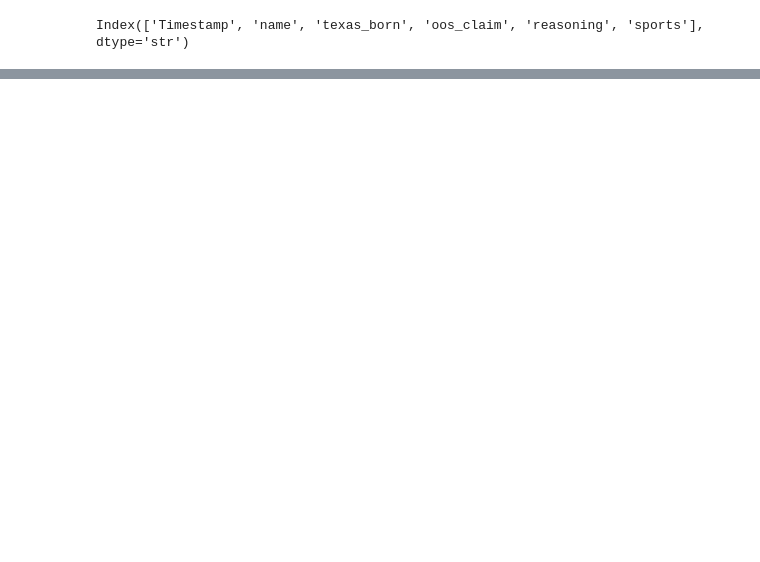
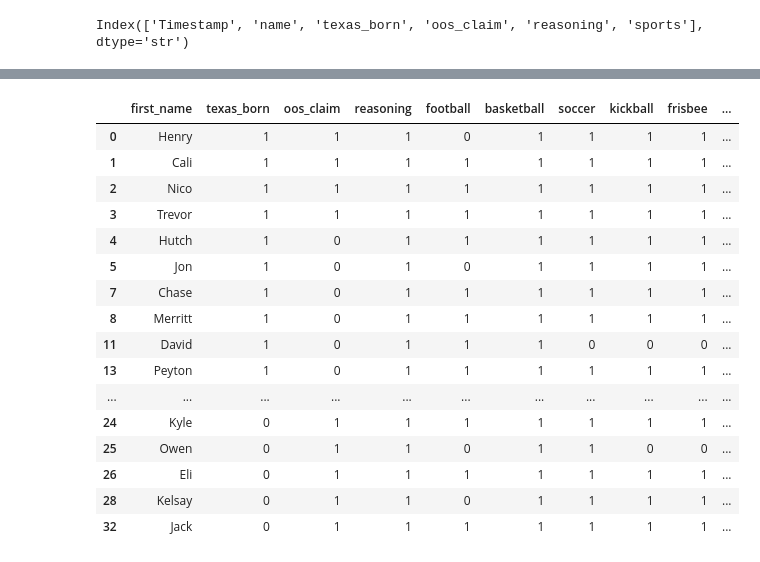
Before and after one commit to brycewi11iams/trinity_olympics, a Jupyter notebook: trinylmpics.ipynb, the cells around one changed output, grey strips where cells are left out. Cells and saved outputs as stored; diff of their text form; code cells hidden in the pictures; blank space fills up the shorter version.

```diff
--- a/trinylmpics.ipynb
+++ b/trinylmpics.ipynb
@@ -83,3 +86,27 @@ df = df.drop(columns='sports')
+# %%
+df_basketball = df[df['basketball'] == 1]
+df_basketball.drop(columns=[sports_cols]) #this doesn't work for some reason, I can't figure it out rn
+df_basketball['either'] = df_basketball.sum(axis=1, numeric_only=True) - 2
+df_basketball = df_basketball.sort_values('either', ascending=False)
+df_basketball
+# %% [output]
+|  | first_name | texas_born | oos_claim | reasoning | football | basketball | soccer | kickball | frisbee | ... |
+| 0 | Henry | 1 | 1 | 1 | 0 | 1 | 1 | 1 | 1 | ... |
+| 1 | Cali | 1 | 1 | 1 | 1 | 1 | 1 | 1 | 1 | ... |
+| 2 | Nico | 1 | 1 | 1 | 1 | 1 | 1 | 1 | 1 | ... |
+| 3 | Trevor | 1 | 1 | 1 | 1 | 1 | 1 | 1 | 1 | ... |
+| 4 | Hutch | 1 | 0 | 1 | 1 | 1 | 1 | 1 | 1 | ... |
+| 5 | Jon | 1 | 0 | 1 | 0 | 1 | 1 | 1 | 1 | ... |
+| 7 | Chase | 1 | 0 | 1 | 1 | 1 | 1 | 1 | 1 | ... |
+| 8 | Merritt | 1 | 0 | 1 | 1 | 1 | 1 | 1 | 1 | ... |
+| 11 | David | 1 | 0 | 1 | 1 | 1 | 0 | 0 | 0 | ... |
+| 13 | Peyton | 1 | 0 | 1 | 1 | 1 | 1 | 1 | 1 | ... |
+| ... | ... | ... | ... | ... | ... | ... | ... | ... | ... | ... |
+| 24 | Kyle | 0 | 1 | 1 | 1 | 1 | 1 | 1 | 1 | ... |
+| 25 | Owen | 0 | 1 | 1 | 0 | 1 | 1 | 0 | 0 | ... |
+| 26 | Eli | 0 | 1 | 1 | 1 | 1 | 1 | 1 | 1 | ... |
+| 28 | Kelsay | 0 | 1 | 1 | 0 | 1 | 1 | 1 | 1 | ... |
+| 32 | Jack | 0 | 1 | 1 | 1 | 1 | 1 | 1 | 1 | ... |
 # %%
 df
 # %% [output]
```
Also changed, not shown: parts of 9 cells of this notebook.
